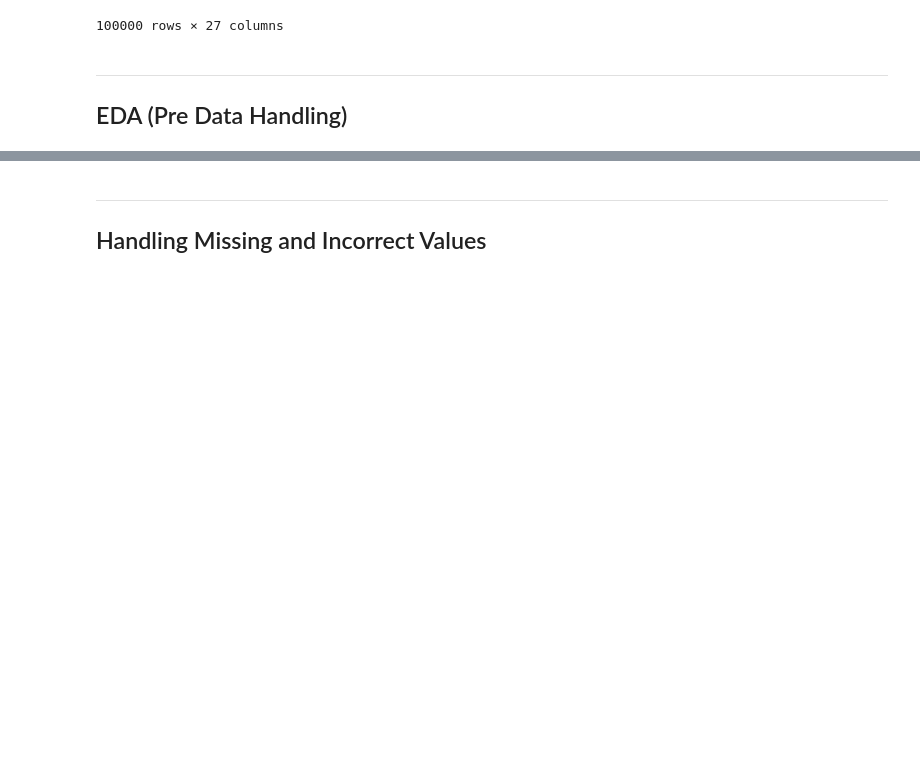
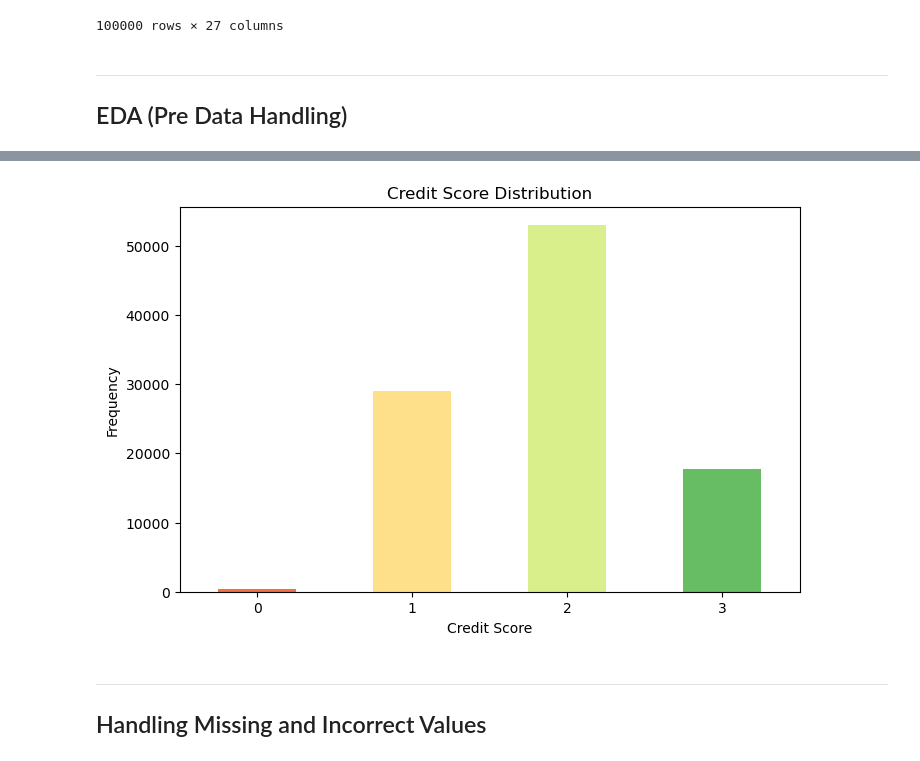
Before and after one commit to Chargent/Credit-Score-Prediction, a Jupyter notebook: main.ipynb, the cells around one changed output, grey strips where cells are left out. Cells and saved outputs as stored; diff of their text form; code cells hidden in the pictures; blank space fills up the shorter version.

```diff
--- a/main.ipynb
+++ b/main.ipynb
@@ -38,3 +217,21 @@ raw_df
+# %%
+# Calculate the counts and sort by Credit_Score (expected to be 0, 1, 2, 3)
+counts = raw_df['Credit_Score'].value_counts().sort_index()
+
+# Create a colormap that maps 0 to red and 3 to green
+cmap = sns.color_palette("RdYlGn", n_colors=4)
+colors = [cmap[i] for i in range(4)]
+
+# Create a bar plot for the Credit_Score distribution
+plt.figure(figsize=(8, 5))
+counts.plot(kind='bar', color=colors)
+plt.xlabel('Credit Score')
+plt.ylabel('Frequency')
+plt.title('Credit Score Distribution')
+plt.xticks(rotation=0)
+plt.show()
+# %% [output]
+[figure, added]
 # %% [markdown]
 ---
 
```
Also changed, not shown: parts of 17 cells of this notebook, 2 other files.
